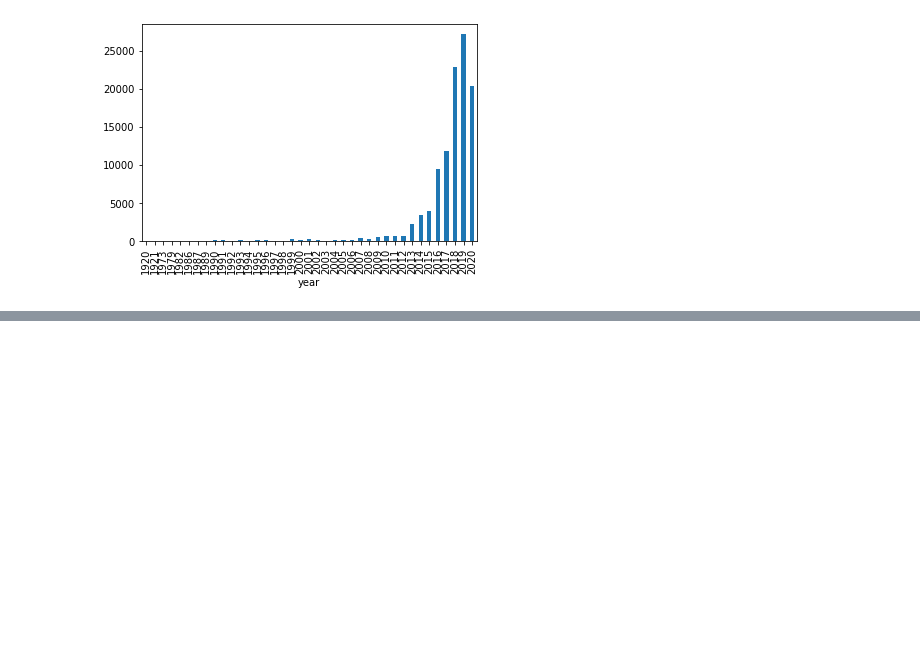
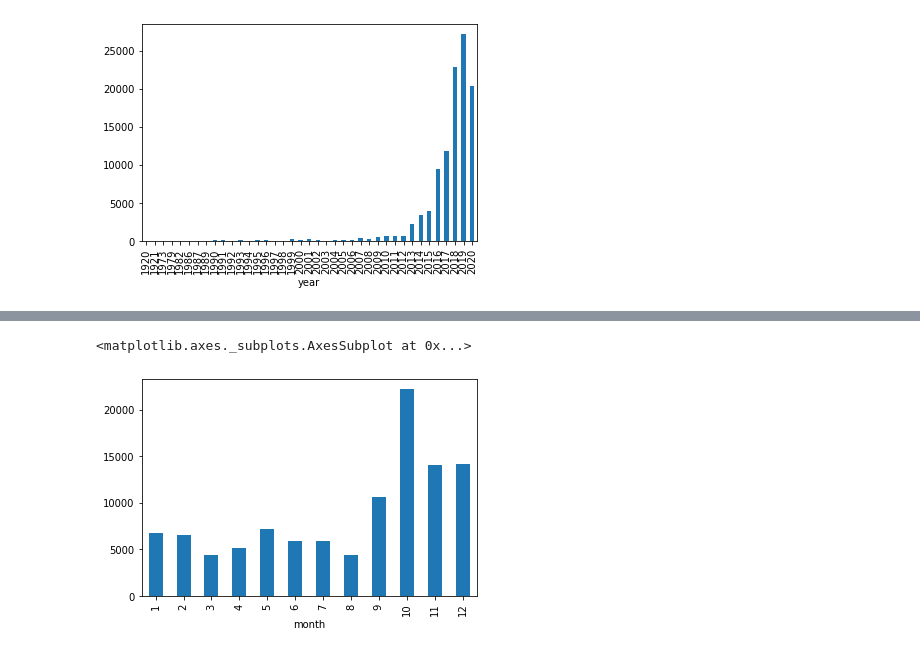
Before and after one commit to zedeme/Argentinian-Birds, a Jupyter notebook: gh_ArgentinianBirds.ipynb, the cells around one changed output, grey strips where cells are left out. Saved outputs shown, nothing was run; the diff lists cells and outputs as text; code cells hidden in the pictures; blank space fills up the shorter version.

```diff
--- a/gh_ArgentinianBirds.ipynb
+++ b/gh_ArgentinianBirds.ipynb
@@ -186,0 +246,5 @@ Name: family, dtype: float64
+# %%
+df_ar.groupby("month")["gbifID"].count().plot.bar()
+# %% [output]
+<matplotlib.axes._subplots.AxesSubplot at 0x...>
+[figure, added]
```
Also changed, not shown: parts of 10 cells of this notebook.
